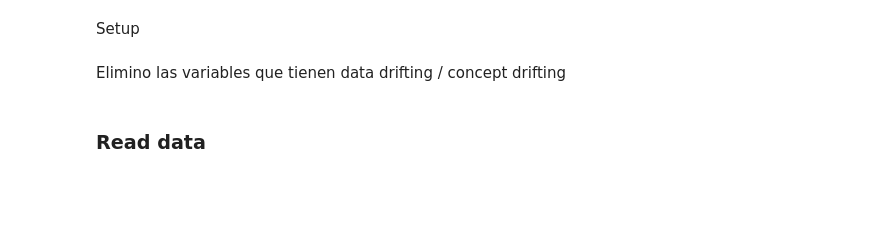
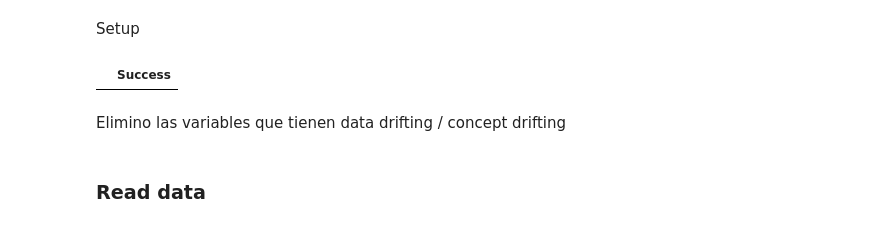
Before and after one commit to ignaciolinari/dmeyf2024, a Jupyter notebook: scripts/2_Feature_Engineering.ipynb, the cells around one changed output. Saved outputs shown, nothing was run; the diff lists cells and outputs as text; code cells hidden in the pictures; blank space fills up the shorter version.

```diff
--- a/scripts/2_Feature_Engineering.ipynb
+++ b/scripts/2_Feature_Engineering.ipynb
@@ -11,9 +11,11 @@ import os
 
 %sql duckdb:///:memory:
 # %%
-# %%sql
-# PRAGMA temp_directory='/Users/ignacio/MAESTRIA/DMEF/temp/';
-# SET max_temp_directory_size = '20GB'; # by default it's 90% of the free space in your disk
+%%sql
+PRAGMA temp_directory='/Users/ignacio/MAESTRIA/DMEF/temp/';
+SET max_temp_directory_size = '20GB';
+# %% [output]
+|  | Success |
 # %% [markdown]
 Elimino las variables que tienen data drifting / concept drifting
 # %% [markdown]
```
Also changed, not shown: parts of 19 cells of this notebook, 7 other files.
